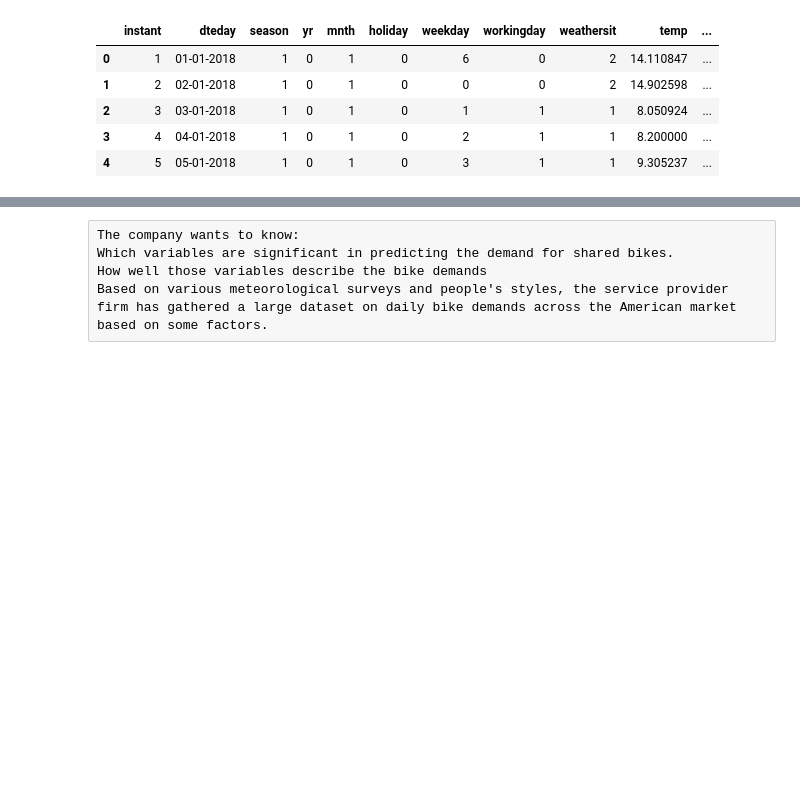
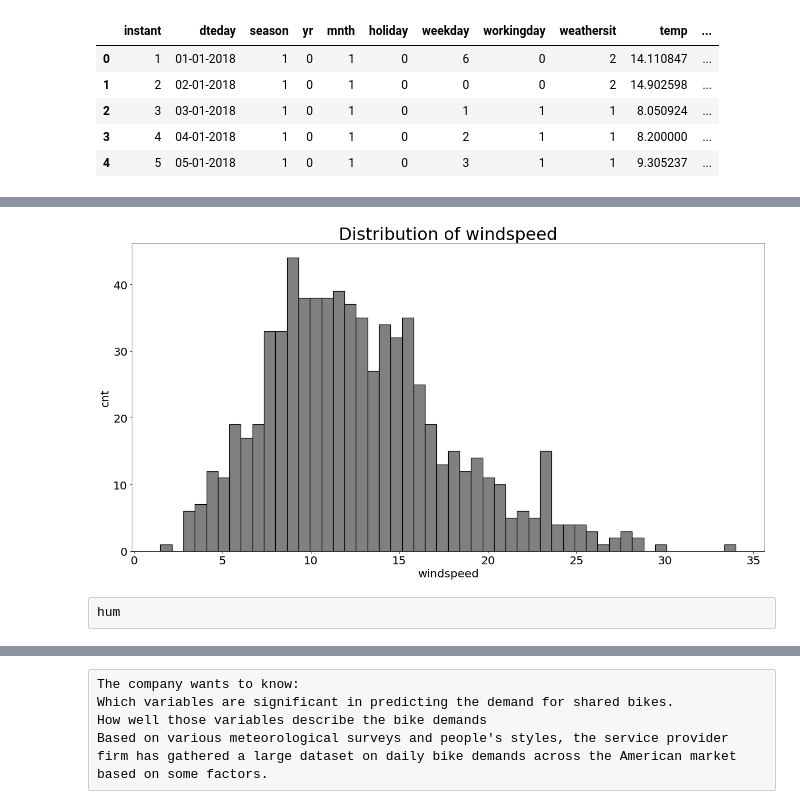
Before and after one commit to emmanuelidehen/MachineLearningModels, a Jupyter notebook: Day_Emmanuel.ipynb, the cells around one changed output, grey strips where cells are left out. Cells and saved outputs as stored; diff of their text form; code cells hidden in the pictures; blank space fills up the shorter version.

```diff
--- a/Day_Emmanuel.ipynb
+++ b/Day_Emmanuel.ipynb
@@ -31,0 +310,6 @@ day.drop(['instant', 'dteday'], axis=1, inplace=True)
+# %%
+numhist("windspeed", 50)
+# %% [output]
+[figure, added]
+# %% [raw]
+hum
```
Also changed, not shown: parts of 92 cells of this notebook.
